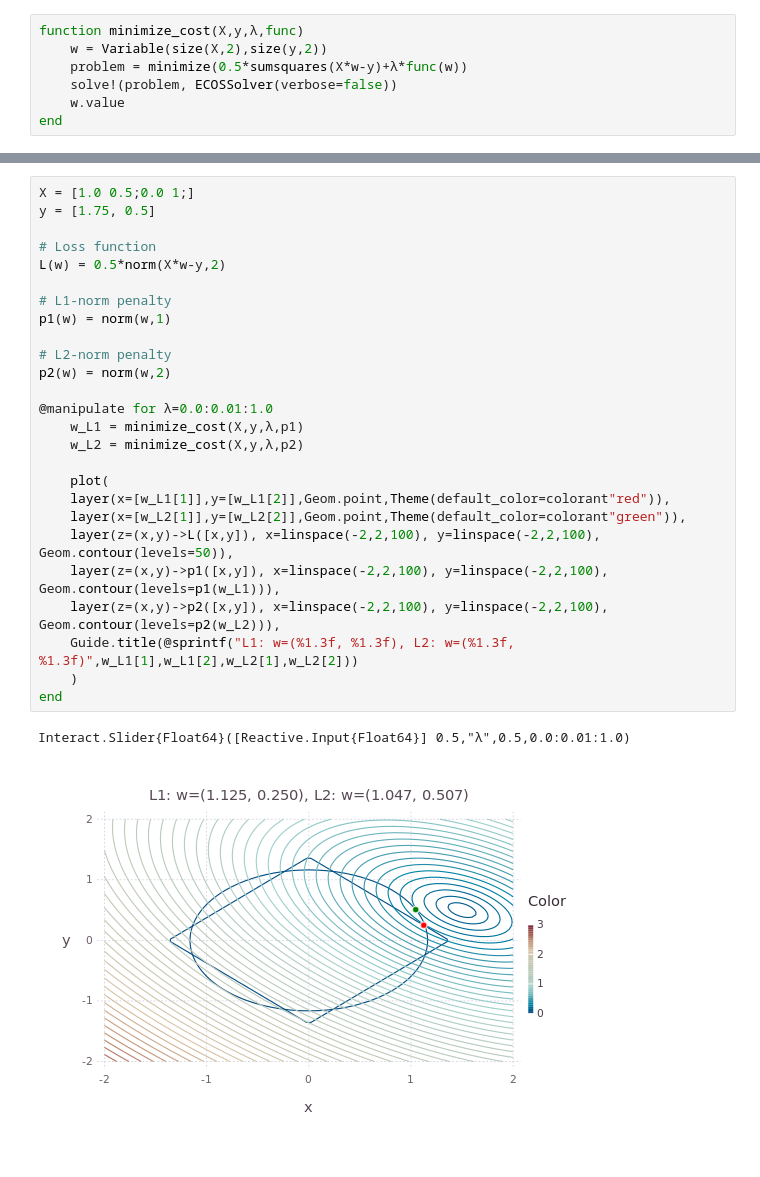
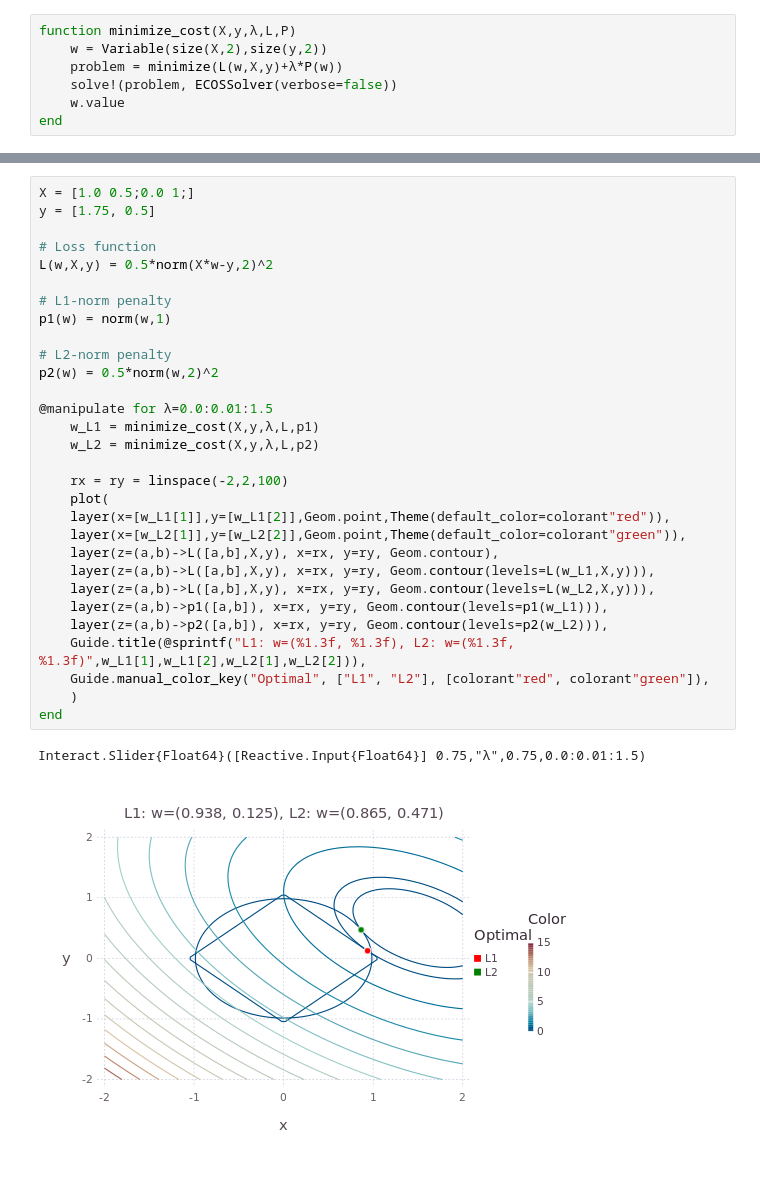
Before and after one commit to peakbook/julia_notebook, a Jupyter notebook: machine_learning_with_sparsity_inducing_regularizations/L1_L2_comparison.ipynb, the cells around one changed output, grey strips where cells are left out. Cells and saved outputs as stored; diff of their text form.

```diff
--- a/machine_learning_with_sparsity_inducing_regularizations/L1_L2_comparison.ipynb
+++ b/machine_learning_with_sparsity_inducing_regularizations/L1_L2_comparison.ipynb
@@ -6,7 +14,7 @@ using Interact
 # %%
-function minimize_cost(X,y,λ,func)
+function minimize_cost(X,y,λ,L,P)
     w = Variable(size(X,2),size(y,2))
-    problem = minimize(0.5*sumsquares(X*w-y)+λ*func(w))
+    problem = minimize(L(w,X,y)+λ*P(w))
     solve!(problem, ECOSSolver(verbose=false))
     w.value
 end
@@ -15,29 +37,33 @@ minimize_cost (generic function with 1 method)
 # %%
 X = [1.0 0.5;0.0 1;]
 y = [1.75, 0.5]
 
 # Loss function
-L(w) = 0.5*norm(X*w-y,2)
+L(w,X,y) = 0.5*norm(X*w-y,2)^2
 
 # L1-norm penalty
 p1(w) = norm(w,1)
 
 # L2-norm penalty
-p2(w) = norm(w,2)
+p2(w) = 0.5*norm(w,2)^2
 
-@manipulate for λ=0.0:0.01:1.0
-    w_L1 = minimize_cost(X,y,λ,p1)
-    w_L2 = minimize_cost(X,y,λ,p2)
+@manipulate for λ=0.0:0.01:1.5
+    w_L1 = minimize_cost(X,y,λ,L,p1)
+    w_L2 = minimize_cost(X,y,λ,L,p2)
 
+    rx = ry = linspace(-2,2,100)
     plot(
     layer(x=[w_L1[1]],y=[w_L1[2]],Geom.point,Theme(default_color=colorant"red")),
     layer(x=[w_L2[1]],y=[w_L2[2]],Geom.point,Theme(default_color=colorant"green")),
-    layer(z=(x,y)->L([x,y]), x=linspace(-2,2,100), y=linspace(-2,2,100), Geom.contour(levels=50)),
-    layer(z=(x,y)->p1([x,y]), x=linspace(-2,2,100), y=linspace(-2,2,100), Geom.contour(levels=p1(w_L1))),
-    layer(z=(x,y)->p2([x,y]), x=linspace(-2,2,100), y=linspace(-2,2,100), Geom.contour(levels=p2(w_L2))),
-    Guide.title(@sprintf("L1: w=(%1.3f, %1.3f), L2: w=(%1.3f, %1.3f)",w_L1[1],w_L1[2],w_L2[1],w_L2[2]))
+    layer(z=(a,b)->L([a,b],X,y), x=rx, y=ry, Geom.contour),
+    layer(z=(a,b)->L([a,b],X,y), x=rx, y=ry, Geom.contour(levels=L(w_L1,X,y))),
+    layer(z=(a,b)->L([a,b],X,y), x=rx, y=ry, Geom.contour(levels=L(w_L2,X,y))),
+    layer(z=(a,b)->p1([a,b]), x=rx, y=ry, Geom.contour(levels=p1(w_L1))),
+    layer(z=(a,b)->p2([a,b]), x=rx, y=ry, Geom.contour(levels=p2(w_L2))),
+    Guide.title(@sprintf("L1: w=(%1.3f, %1.3f), L2: w=(%1.3f, %1.3f)",w_L1[1],w_L1[2],w_L2[1],w_L2[2])),
+    Guide.manual_color_key("Optimal", ["L1", "L2"], [colorant"red", colorant"green"]),
     )
 end
 # %% [output]
-Interact.Slider{Float64}([Reactive.Input{Float64}] 0.5,"λ",0.5,0.0:0.01:1.0)
+Interact.Slider{Float64}([Reactive.Input{Float64}] 0.75,"λ",0.75,0.0:0.01:1.5)
-[figure, old version]
+[figure, new version]
```
Also changed, not shown: parts of 2 cells of this notebook.
